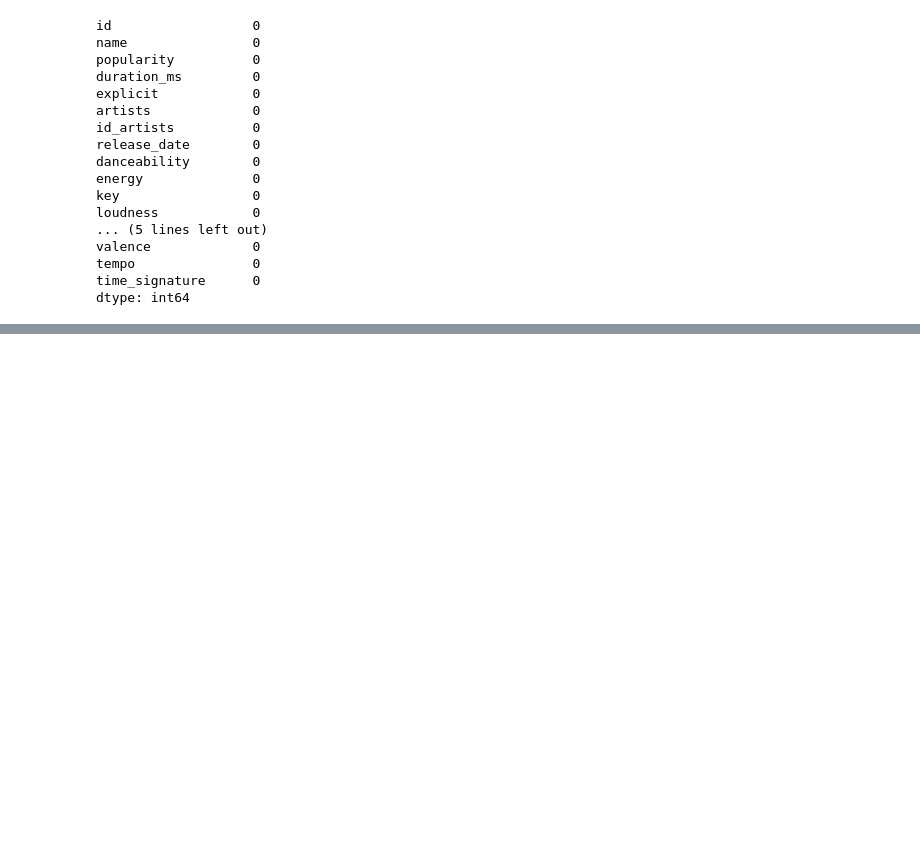
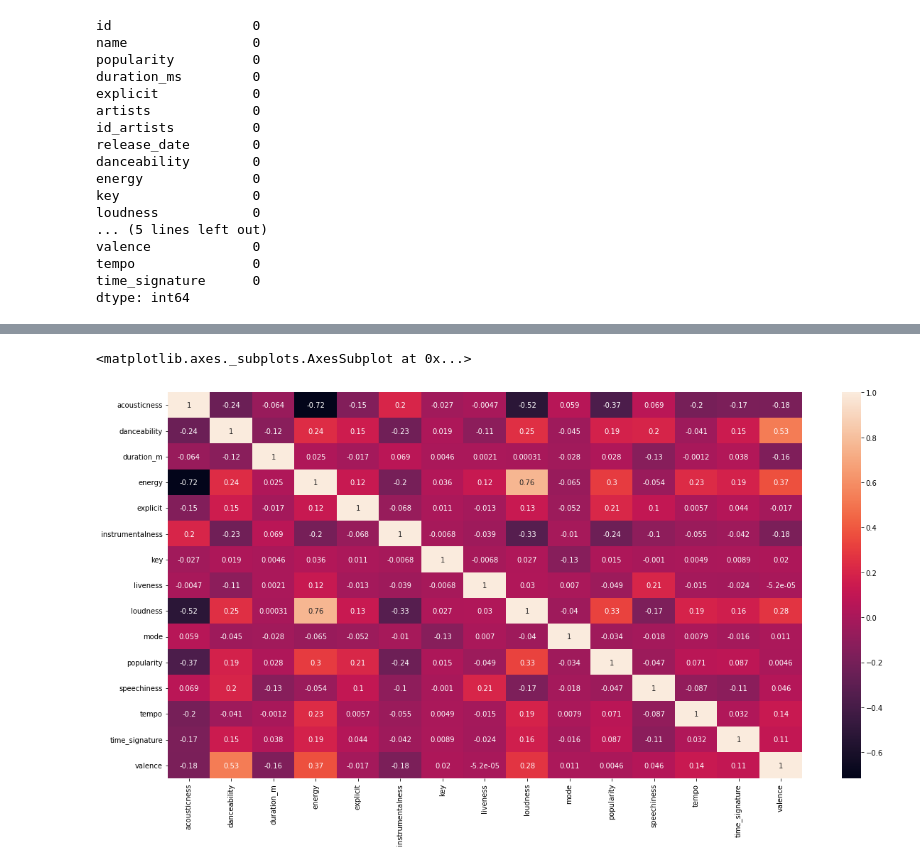
Before and after one commit to adityamulik/INFO-6105---Data-Science-Engineering-And-Tools, a Jupyter notebook: Final_Project/Spotify Music Prediction Algorithm.ipynb, the cells around one changed output, grey strips where cells are left out. Cells and saved outputs as stored; diff of their text form; code cells hidden in the pictures; blank space fills up the shorter version.

```diff
--- a/Final_Project/Spotify Music Prediction Algorithm.ipynb
+++ b/Final_Project/Spotify Music Prediction Algorithm.ipynb
@@ -234,0 +275,4 @@ dtype: int64
+# %%
+data['duration_m'] = data['duration_ms']/60000
+data = data.reindex(sorted(data.columns), axis=1)
+data.head()
@@ -234,0 +287,2 @@ dtype: int64
+# %%
+data.drop('duration_ms', axis = 1, inplace = True)
@@ -234,0 +338,6 @@ dtype: int64
+# %%
+plt.figure(figsize=(20, 10))
+sns.heatmap(data.corr(),annot = True)
+# %% [output]
+<matplotlib.axes._subplots.AxesSubplot at 0x...>
+[figure, added]
```
Also changed, not shown: parts of 42 cells of this notebook.
